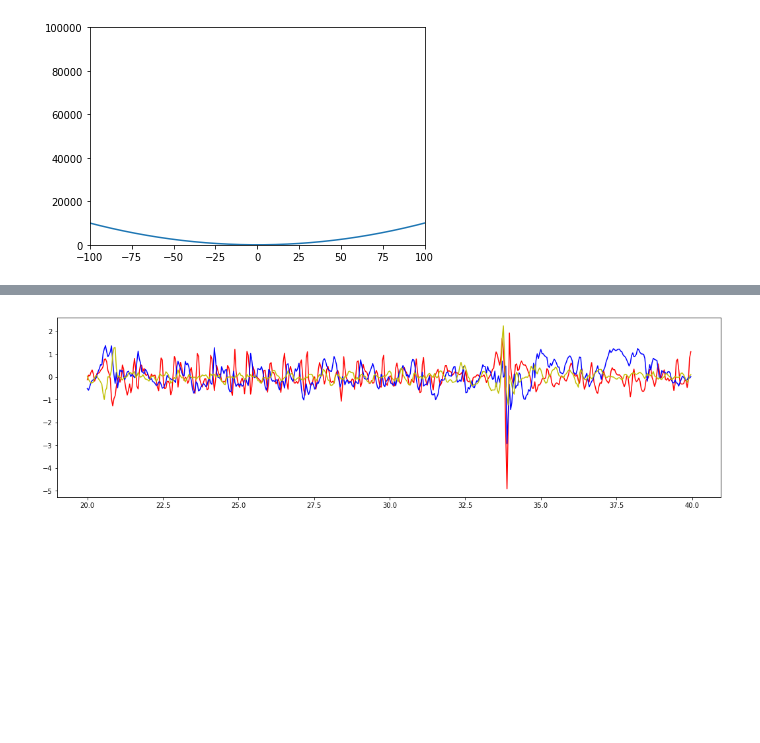
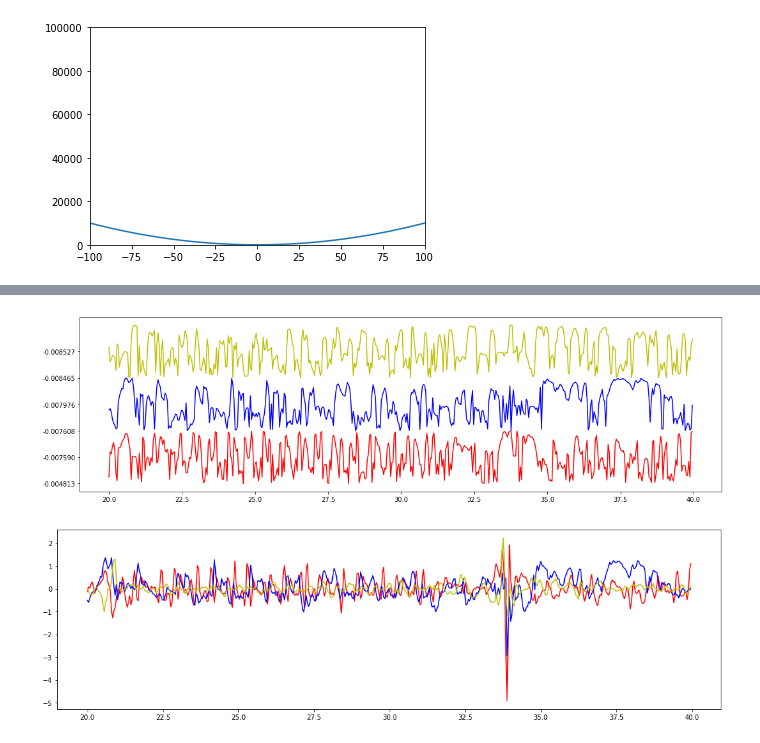
Before and after one commit to czyi/StepCounting, a Jupyter notebook: picture.ipynb, the cells around one changed output, grey strips where cells are left out. Cells and saved outputs as stored; diff of their text form; code cells hidden in the pictures; blank space fills up the shorter version.

```diff
--- a/picture.ipynb
+++ b/picture.ipynb
@@ -267,3 +311,35 @@ plt.show()
+# %%
+data_x = read_sensor("weallwalk/sensor/iPhoneSensors_T1_ID1_1L_WC.csv")
+
+# print(daa_x[:10])
+
+start=500
+end=1000
+
+y0 = [i[0] for i in data_x[start:end]]
+# print(y0)
+
+#rotationRateX,rotationRateY,rotationRateZ,
+#userAccelerationX,userAccelerationY,userAccelerationZ
+plt.figure(figsize=(18, 5))
+
+# plt.axis([0, 4, 0, 100])
+
+x = [i*1.0/25 for i in range(start, end)]
+plt.plot(x, [i[0] for i in data_x[start:end]], 'r')
+plt.plot(x, [i[1] for i in data_x[start:end]], 'b')
+plt.plot(x, [i[2] for i in data_x[start:end]], 'y')
+
+plt.locator_params(axis='y', nbins=6)
+plt.show()
+
+# plt.figure(figsize=(18, 3))
+# plt.plot(x, [i[3] for i in data_x], 'r')
+# plt.plot(x, [i[4] for i in data_x], 'b')
+# plt.plot(x, [i[5] for i in data_x], 'y')
+# plt.show()
+# %% [output]
+[figure, added]
 # %%
 data_x = read_sensor("weallwalk/sensor/iPhoneSensors_T1_ID1_1L_WC.csv")
 
```
Also changed, not shown: parts of 1 cell of this notebook, 18 other files.
